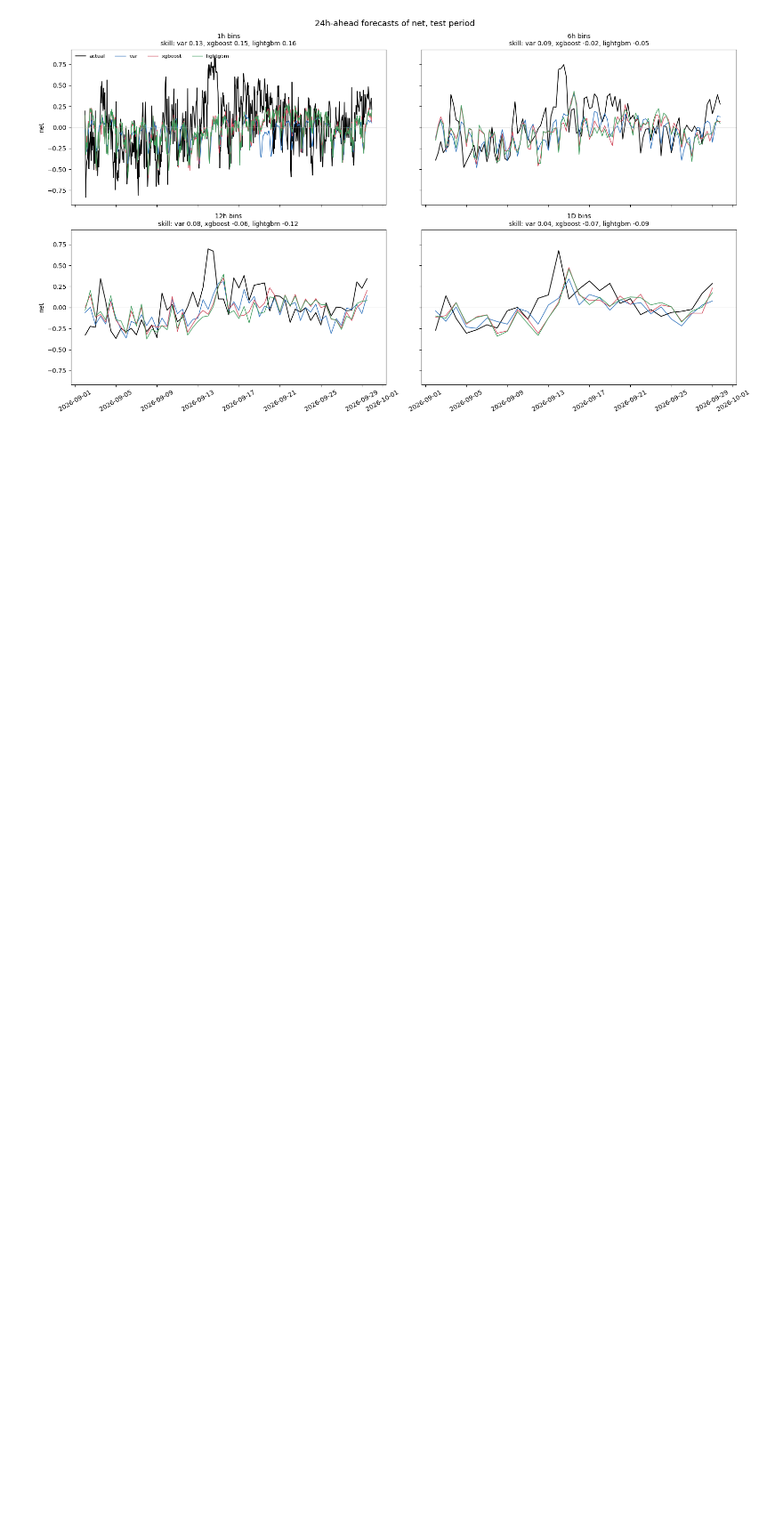
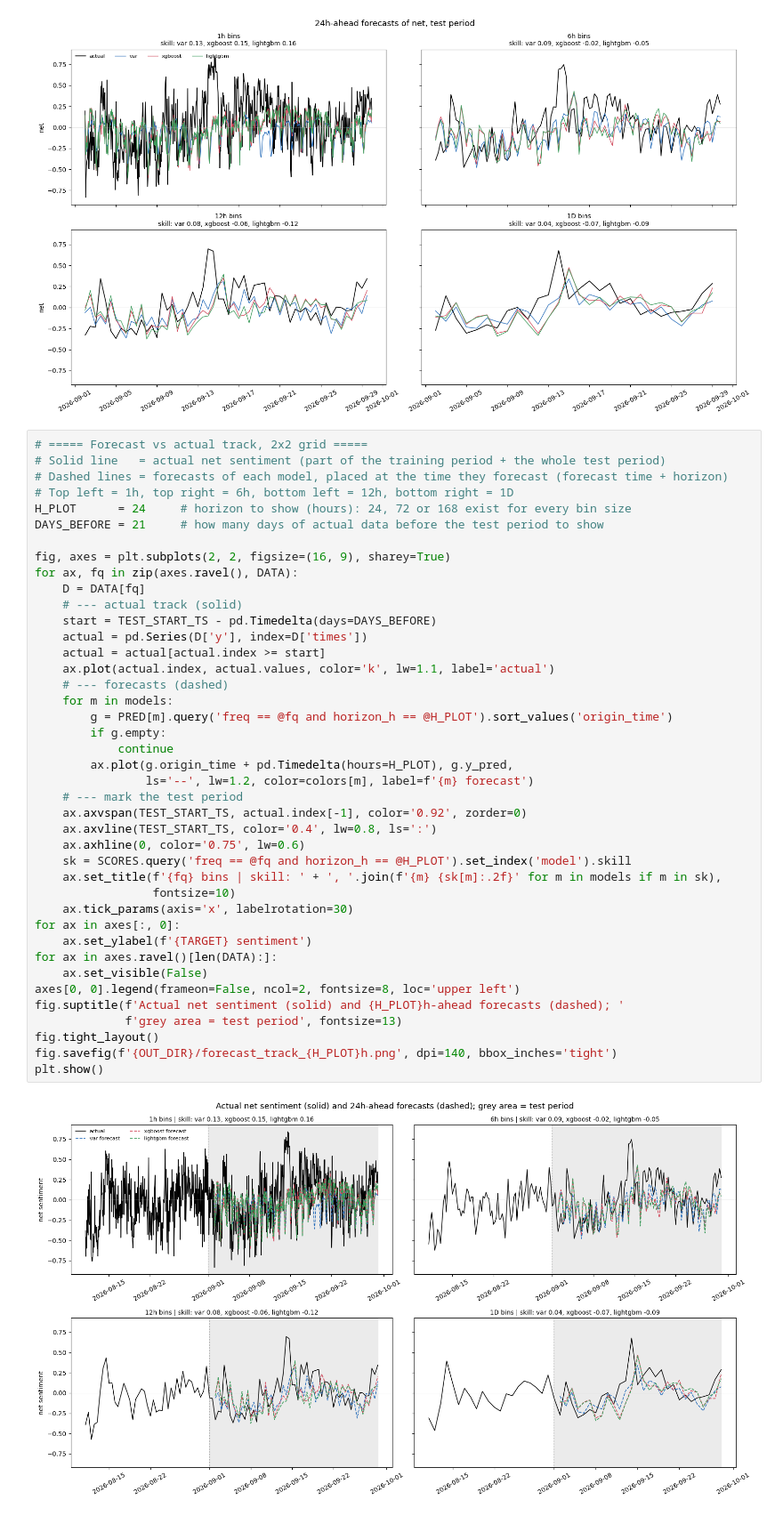
Before and after one commit to fadilaha/Sentiment-Forecast, a Jupyter notebook: sentiment_forecast.ipynb, the cells around one changed output. Shown at 89% size. Cells and saved outputs as stored; diff of their text form; blank space fills up the shorter version.

```diff
--- a/sentiment_forecast.ipynb
+++ b/sentiment_forecast.ipynb
@@ -652,6 +659,49 @@ fig.suptitle(f'{h}h-ahead forecasts of {TARGET}, test period', fontsize=13)
 fig.tight_layout(); fig.savefig(f'{OUT_DIR}/forecast_all_bins.png', dpi=140, bbox_inches='tight'); plt.show()
 # %% [output]
 [figure]
+# %%
+# ===== Forecast vs actual track, 2x2 grid =====
+# Solid line   = actual net sentiment (part of the training period + the whole test period)
+# Dashed lines = forecasts of each model, placed at the time they forecast (forecast time + horizon)
+# Top left = 1h, top right = 6h, bottom left = 12h, bottom right = 1D
+H_PLOT      = 24     # horizon to show (hours): 24, 72 or 168 exist for every bin size
+DAYS_BEFORE = 21     # how many days of actual data before the test period to show
+
+fig, axes = plt.subplots(2, 2, figsize=(16, 9), sharey=True)
+for ax, fq in zip(axes.ravel(), DATA):
+    D = DATA[fq]
+    # --- actual track (solid)
+    start = TEST_START_TS - pd.Timedelta(days=DAYS_BEFORE)
+    actual = pd.Series(D['y'], index=D['times'])
+    actual = actual[actual.index >= start]
+    ax.plot(actual.index, actual.values, color='k', lw=1.1, label='actual')
+    # --- forecasts (dashed)
+    for m in models:
+        g = PRED[m].query('freq == @fq and horizon_h == @H_PLOT').sort_values('origin_time')
+        if g.empty:
+            continue
+        ax.plot(g.origin_time + pd.Timedelta(hours=H_PLOT), g.y_pred,
+                ls='--', lw=1.2, color=colors[m], label=f'{m} forecast')
+    # --- mark the test period
+    ax.axvspan(TEST_START_TS, actual.index[-1], color='0.92', zorder=0)
+    ax.axvline(TEST_START_TS, color='0.4', lw=0.8, ls=':')
+    ax.axhline(0, color='0.75', lw=0.6)
+    sk = SCORES.query('freq == @fq and horizon_h == @H_PLOT').set_index('model').skill
+    ax.set_title(f'{fq} bins | skill: ' + ', '.join(f'{m} {sk[m]:.2f}' for m in models if m in sk),
+                 fontsize=10)
+    ax.tick_params(axis='x', labelrotation=30)
+for ax in axes[:, 0]:
+    ax.set_ylabel(f'{TARGET} sentiment')
+for ax in axes.ravel()[len(DATA):]:
+    ax.set_visible(False)
+axes[0, 0].legend(frameon=False, ncol=2, fontsize=8, loc='upper left')
+fig.suptitle(f'Actual net sentiment (solid) and {H_PLOT}h-ahead forecasts (dashed); '
+             f'grey area = test period', fontsize=13)
+fig.tight_layout()
+fig.savefig(f'{OUT_DIR}/forecast_track_{H_PLOT}h.png', dpi=140, bbox_inches='tight')
+plt.show()
+# %% [output]
+[figure, added]
 # %%
 # ===== Extra evaluation metrics for =====
 #  MAE        average size of the error (same unit as the target)
```
Also changed, not shown: parts of 3 cells of this notebook.
